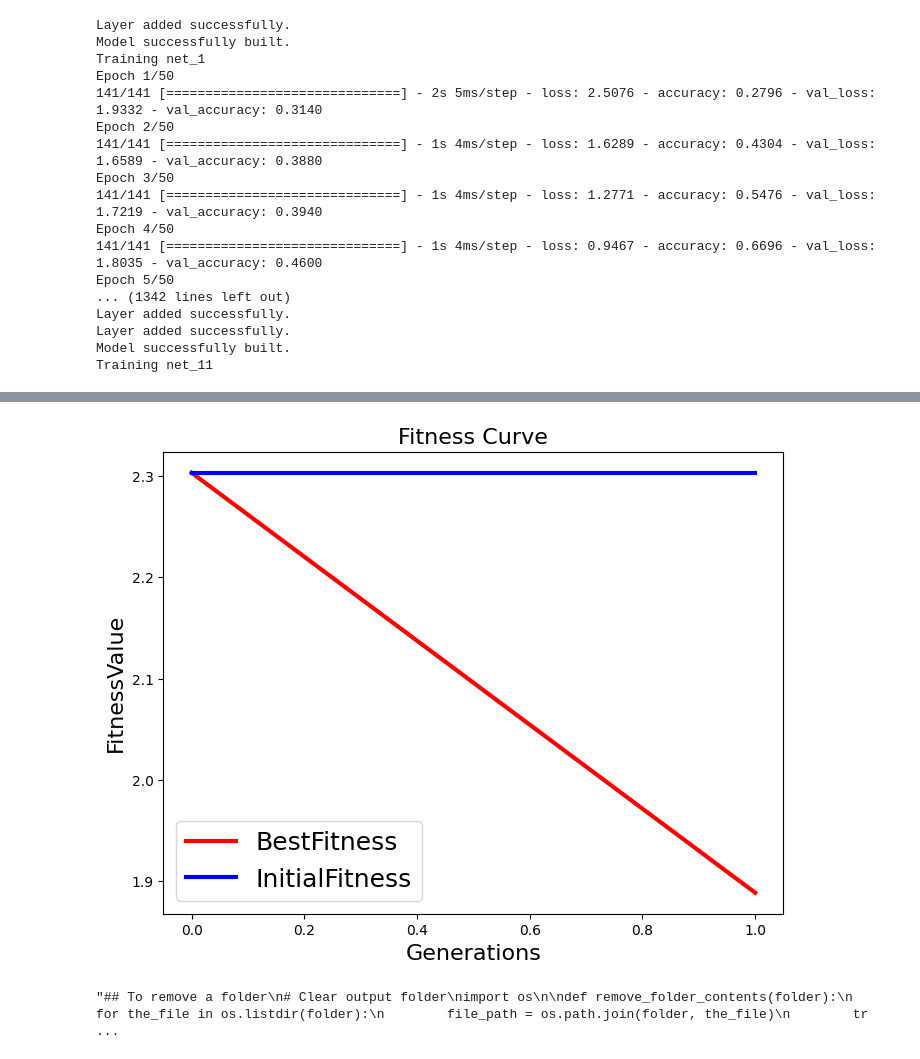
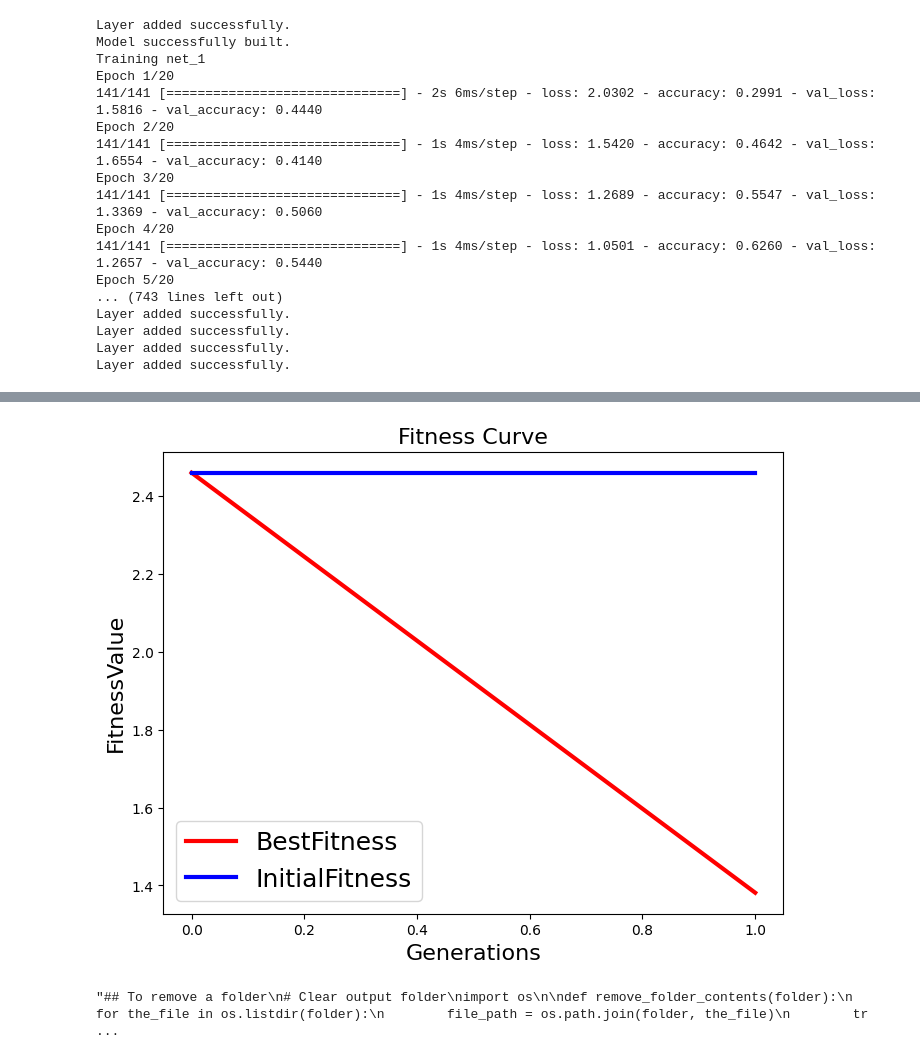
Before and after one commit to DevaSunder/Coding-works, a Jupyter notebook: vgg-1-trail-run.ipynb, the cells around one changed output, grey strips where cells are left out. Cells and saved outputs as stored; diff of their text form; code cells hidden in the pictures.

Commit message:
Kaggle Notebook | vgg-1-trail-run | VGG2_small_data_20epochs

```diff
--- a/vgg-1-trail-run.ipynb
+++ b/vgg-1-trail-run.ipynb
@@ -1043,7 +1043,7 @@ def main():
         #batch_size = batch_size * strategy.num_replicas_in_sync
         batch_size = 32                       # the number of training examples in one forward/backward pass
         num_classes = 10                        # number of cifar-10 dataset classes
-        epochs =50              # number of forward and backward passes of all the training examples
+        epochs =20              # number of forward and backward passes of all the training examples
 
         '''
             dataset contains the hyper parameters for loading data and the dataset:
@@ -1067,7 +1067,7 @@ def main():
         optCNN = genetic_algorithm(num_population, num_generation, num_offspring, dataset)
 
         # plot the training and validation loss and accuracy
-        num_epoch = 50
+        num_epoch = 20
         model = optCNN.build_model()
         model.compile(optimizer='rmsprop', loss='categorical_crossentropy', metrics=['accuracy'])
         history = model.fit(dataset['x_train'],
@@ -1121,17 +1121,17 @@ Layer added successfully.
 Layer added successfully.
 Model successfully built.
 Training net_1
-Epoch 1/50
-141/141 [==============================] - 2s 5ms/step - loss: 2.5076 - accuracy: 0.2796 - val_loss: 1.9332 - val_accuracy: 0.3140
-Epoch 2/50
-141/141 [==============================] - 1s 4ms/step - loss: 1.6289 - accuracy: 0.4304 - val_loss: 1.6589 - val_accuracy: 0.3880
-Epoch 3/50
-141/141 [==============================] - 1s 4ms/step - loss: 1.2771 - accuracy: 0.5476 - val_loss: 1.7219 - val_accuracy: 0.3940
-Epoch 4/50
-141/141 [==============================] - 1s 4ms/step - loss: 0.9467 - accuracy: 0.6696 - val_loss: 1.8035 - val_accuracy: 0.4600
-Epoch 5/50
-... (1342 lines left out)
+Epoch 1/20
+141/141 [==============================] - 2s 6ms/step - loss: 2.0302 - accuracy: 0.2991 - val_loss: 1.5816 - val_accuracy: 0.4440
+Epoch 2/20
+141/141 [==============================] - 1s 4ms/step - loss: 1.5420 - accuracy: 0.4642 - val_loss: 1.6554 - val_accuracy: 0.4140
+Epoch 3/20
+141/141 [==============================] - 1s 4ms/step - loss: 1.2689 - accuracy: 0.5547 - val_loss: 1.3369 - val_accuracy: 0.5060
+Epoch 4/20
+141/141 [==============================] - 1s 4ms/step - loss: 1.0501 - accuracy: 0.6260 - val_loss: 1.2657 - val_accuracy: 0.5440
+Epoch 5/20
+... (743 lines left out)
 Layer added successfully.
 Layer added successfully.
-Model successfully built.
-Training net_11
+Layer added successfully.
+Layer added successfully.
@@ -1154,5 +1154,5 @@ Fitness of the evolved individual: 1.8532007932662964
 -------------------------------------
-[figure, old version]
+[figure, new version]
 # %%
 """## To remove a folder
 # Clear output folder
```
Also changed, not shown: parts of 1 cell of this notebook.
